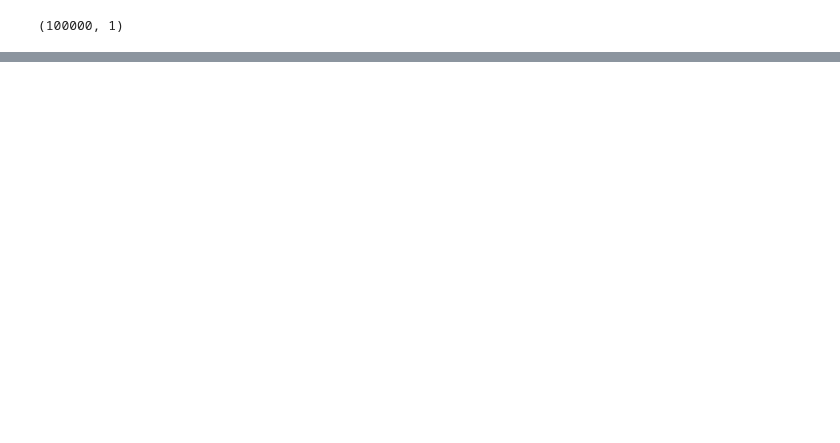
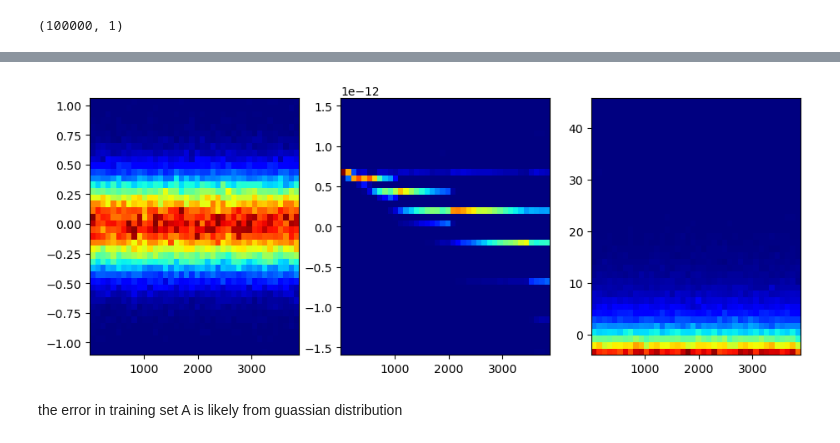
Before and after one commit to aakashks/dsg-lecture-assignments-aks, a Jupyter notebook: aakashks/assMath/2B-q2.ipynb, the cells around one changed output, grey strips where cells are left out. Saved outputs shown, nothing was run; the diff lists cells and outputs as text; code cells hidden in the pictures; blank space fills up the shorter version.

```diff
--- a/aakashks/assMath/2B-q2.ipynb
+++ b/aakashks/assMath/2B-q2.ipynb
@@ -51,0 +73,9 @@ array([[3.87690246]])
+# %%
+fig, axes = plt.subplots(1,3, figsize=(11,4))
+
+for i in range(3):
+    axes[i].hist2d(train[i].y, error[i], (40, 40), cmap='jet')
+# %% [output]
+[figure, added]
+# %% [markdown]
+the error in training set A is likely from guassian distribution
```
Also changed, not shown: parts of 15 cells of this notebook.
